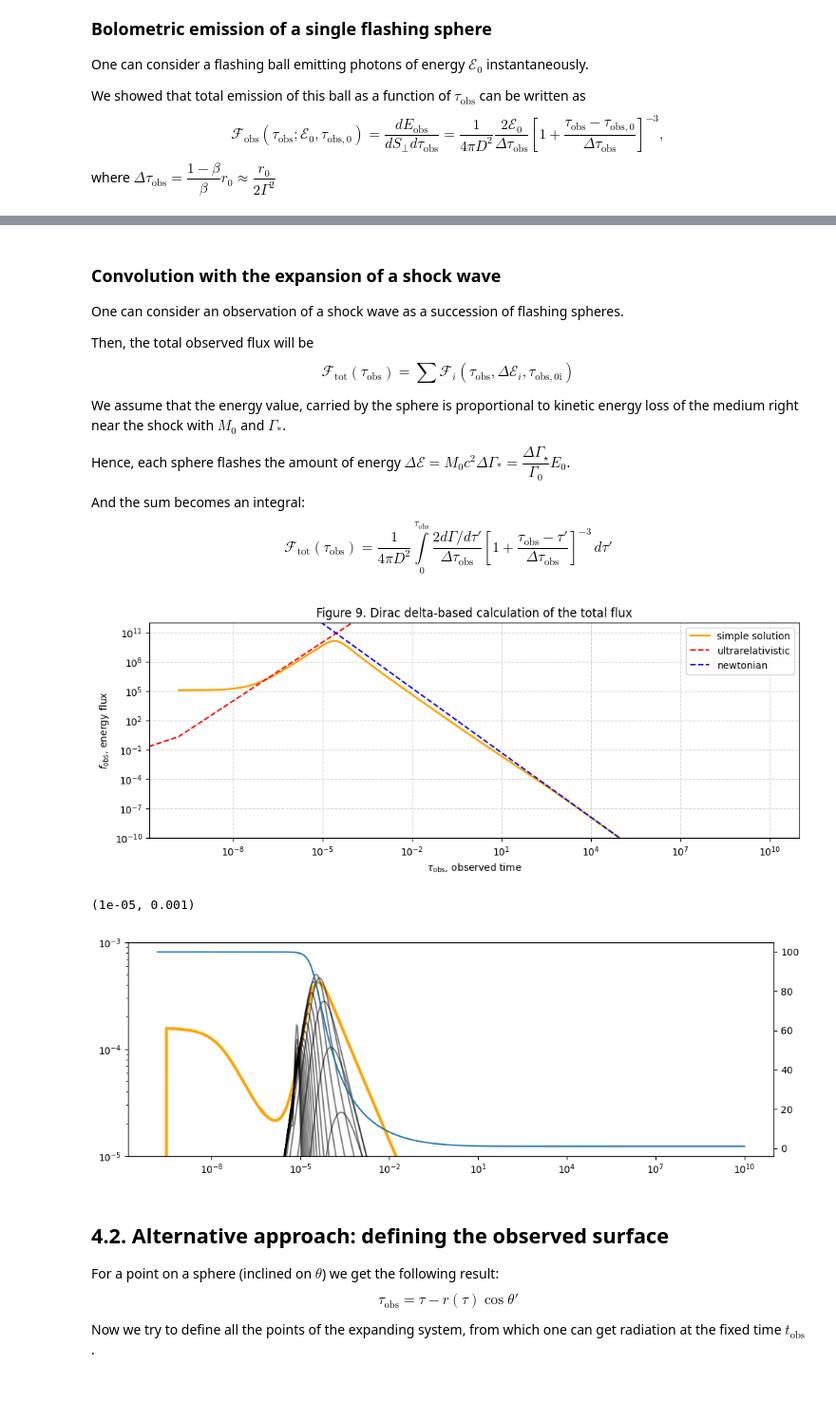
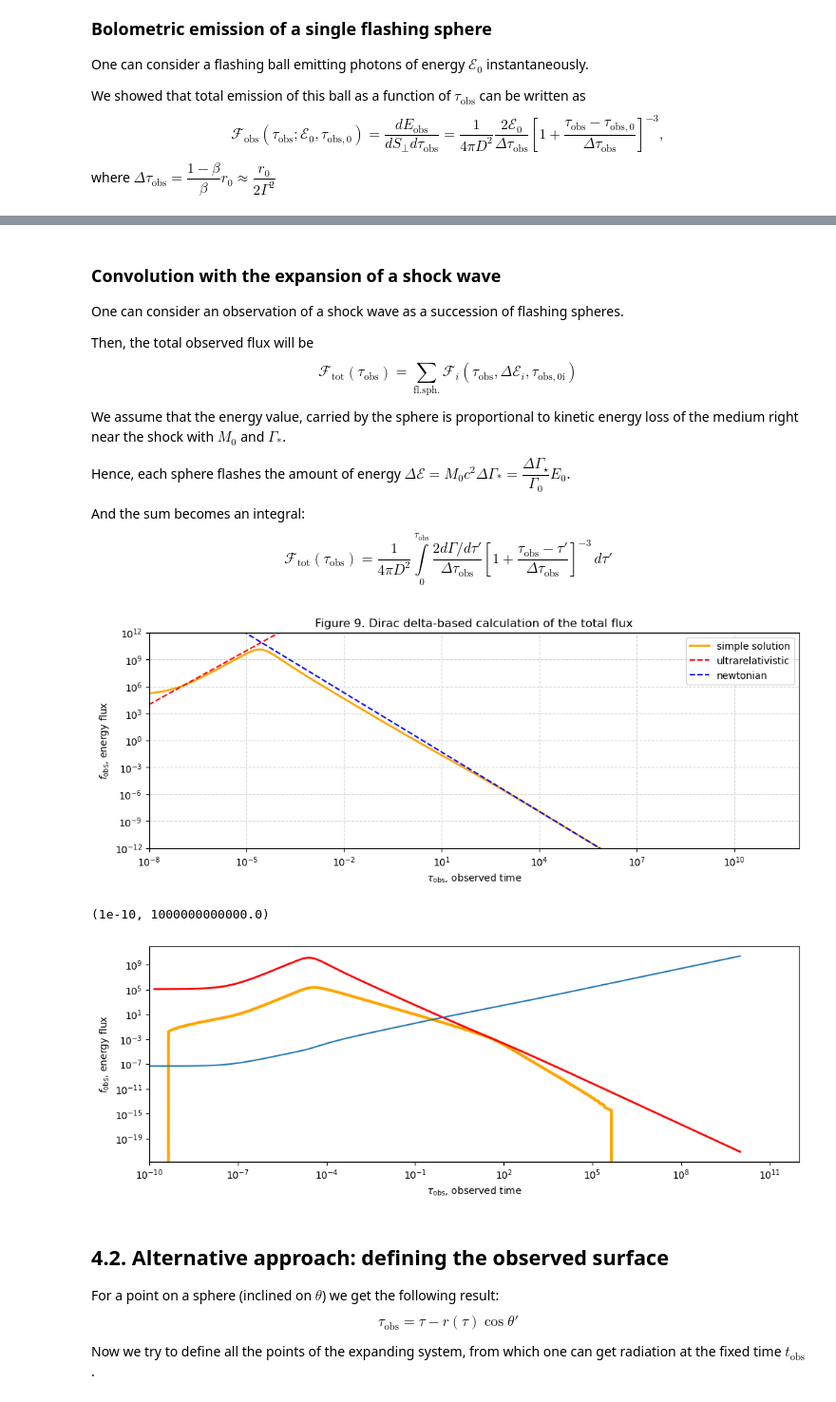
Before and after one commit to KleimenovM/GRBRemnant, a Jupyter notebook: Kleimenov_Schwenkreis_-_Gamma-ray_birsts.ipynb, the cells around one changed output, grey strips where cells are left out. Shown at 95% size. Drawn from its saved outputs; the diff is of its cells as text; code cells hidden in the pictures.

Commit message:
Some remarks about electron behavior added, plus the flux calculation limits changed

```diff
--- a/Kleimenov_Schwenkreis_-_Gamma-ray_birsts.ipynb
+++ b/Kleimenov_Schwenkreis_-_Gamma-ray_birsts.ipynb
@@ -459,12 +459,12 @@ We showed that total emission of this ball as a function of $ \tau_\mathrm{obs}
 $$ \mathcal{F}_\mathrm{obs}(\tau_\mathrm{obs}; \mathcal{E_0}, \tau_\mathrm{obs,0}) = \dfrac{dE_\mathrm{obs}}{dS_\bot d\tau_\mathrm{obs}} = \dfrac{1}{4\pi D^2}\dfrac{2\mathcal{E}_0}{\Delta \tau_\mathrm{obs}}\left[ 1 + \frac{\tau_\mathrm{obs} - \tau_\mathrm{obs,0}}{\Delta \tau_\mathrm{obs}} \right]^{-3}, $$
 where $ \Delta \tau_\mathrm{obs} = \dfrac{1-\beta}{\beta}r_0 \approx \dfrac{r_0}{2\Gamma^2} $
 # %%
-D = 1000  # in units of R0
+D = 1  # in units of R0
 
 def flux(tau, tau0, r0, gamma, e0):
     beta = np.sqrt(1 - gamma**(-2))
     dtau_obs = (1 - beta) / beta * r0
-    return (4 * np.pi * D**2)**(-1) * 2*e0 / dtau_obs * (1 + (tau - tau0) / dtau_obs)**(-3)
+    return e0 / dtau_obs * (1 + (tau - tau0) / dtau_obs)**(-3)
 # %%
 n0 = 0
 
@@ -504,7 +504,7 @@ plt.show()
 One can consider an observation of a shock wave as a succession of flashing spheres.
 
 Then, the total observed flux will be
-$$ \mathcal{F}_\mathrm{tot}(\tau_\mathrm{obs}) = \sum \mathcal{F}_i(\tau_\mathrm{obs}, \Delta\mathcal{E}_i, \tau_\mathrm{obs,0i})  $$
+$$ \mathcal{F}_\mathrm{tot}(\tau_\mathrm{obs}) = \sum_\mathrm{fl. sph.} \mathcal{F}_i(\tau_\mathrm{obs}, \Delta\mathcal{E}_i, \tau_\mathrm{obs,0i})  $$
 
 We assume that the energy value, carried by the sphere is proportional to kinetic energy loss of the medium right near the shock with $M_0$ and $ \Gamma_* $.
 
@@ -522,56 +522,65 @@ betas = np.sqrt(1 - gammas**(-2))
 
 plt.figure(figsize=(12, 4))
 plt.title("Figure 9. Dirac delta-based calculation of the total flux")
-plt.plot(t_obs[1:], -dg_dt_lab * (1 - betas[1:])**(-1), color='orange', linewidth=2, label='simple solution')
+plt.plot(t_obs[1:], -dg_dt_lab / (1 - betas[1:]), color='orange', linewidth=2, label='simple solution')
 plt.grid(linestyle='--', color='lightgray')
 
 # low mass regime
 plt.plot(t_obs, 24 * 4 * gamma0**9 * t_obs**2, linestyle='--', color='red', label='ultrarelativistic')
 # large mass regime
-plt.plot(t_obs, 3*gamma0**3 * (2.5 * gamma0 * t_obs)**(-11/5) / 2, linestyle='dashed', color='blue', label='newtonian')
+plt.plot(t_obs[1:], 3*gamma0**3 * (2.5 * gamma0 * t_obs[1:])**(-11/5) / 2, linestyle='dashed', color='blue', label='newtonian')
 
 plt.yscale('log')
 plt.ylabel(r'$f_\mathrm{obs}$, energy flux')
-plt.ylim(1e-10, 1e12)
+plt.ylim(1e-12, 1e12)
+
 plt.xscale('log')
 plt.xlabel(r"$\tau_\mathrm{obs}$, observed time")
+plt.xlim(1e-8, 1e12)
 
 plt.legend()
 
 plt.show()
 # %% [output]
-[figure, old version]
+[figure, new version]
 # %%
 gammas = gamma_star(radius_values, gamma0)
+betas = np.sqrt(1 - gammas**(-2))
 dg_dt = np.diff(gammas) / np.diff(time_values)
 
-dt_obs = (radius_values / 2 * gammas**2)[1:]
-
 fluxes = np.zeros(len(t_obs)-1)
-t_prev = t_obs[0]
 for i, t in enumerate(t_obs[1:]):
     if i == 0:
         continue
-    fluxes[i] = simpson(flux(t, t_obs[1:], radius_values[1:], gammas[1:], -dg_dt[i]), t_obs[1:])
-    t_prev = t
+    lower_limit = np.argmin(np.abs(t - (t_obs + 2 * radius_values)))
+    t_integrand = t_obs[lower_limit : i]
+    r_integrand = radius_values[lower_limit : i]
+    gammas_integrand = gammas[lower_limit : i]
+    dg_dt_integrand = dg_dt[lower_limit : i]
+    betas_integrand = betas[lower_limit : i]
+    flux_i = trapezoid(flux(t, t_integrand, r_integrand, gammas_integrand, -dg_dt_integrand) / (1 - betas_integrand), t_integrand)
+    fluxes[i] = flux_i
 # %%
 plt.figure(figsize=(12, 4))
-ax = plt.subplot(111)
-ax2 = ax.twinx()
-ax2.plot(t_obs[1:], gammas[1:])
 
-ax.plot(t_obs[1:], fluxes, linewidth=3, color='orange')
+dt_obs = (1 - betas) / betas * radius_values
+plt.plot(t_obs[1:], fluxes, linewidth=3, color='orange')
+plt.plot(t_obs[1:], -dg_dt_lab / (1 - betas[1:]), color='red', linewidth=2, label='simple solution')
+plt.plot(t_obs, dt_obs)
 
-for i in range(80):
+for i in range(0):
     k = i*125
-    ax.plot(t_obs[:-1], flux(t_obs[k], t_obs[1:], radius_values[1:], gammas[1:], -dg_dt[k]) * np.diff(time_values)[k], color='black', alpha=.5)
-ax.set_xscale('log')
-ax.set_yscale('log')
-ax.set_ylim(1e-5, 1e-3)
-# ax.set_xlim(-1e-4, 1e-2)
+    plt.plot(t_obs[:-1], flux(t_obs[k], t_obs[1:], radius_values[1:], gammas[1:], -dg_dt), color='black', alpha=.5)
+plt.yscale('log')
+plt.ylabel(r'$f_\mathrm{obs}$, energy flux')
+# plt.ylim(1e-12, 1e12)
+
+plt.xscale('log')
+plt.xlabel(r"$\tau_\mathrm{obs}$, observed time")
+plt.xlim(1e-10, 1e12)
 # %% [output]
-(1e-05, 0.001)
+(1e-10, 1000000000000.0)
-[figure, old version]
+[figure, new version]
 # %% [markdown]
 ## 4.2. Alternative approach: defining the observed surface
 
```
Also changed, not shown: parts of 22 cells of this notebook.
